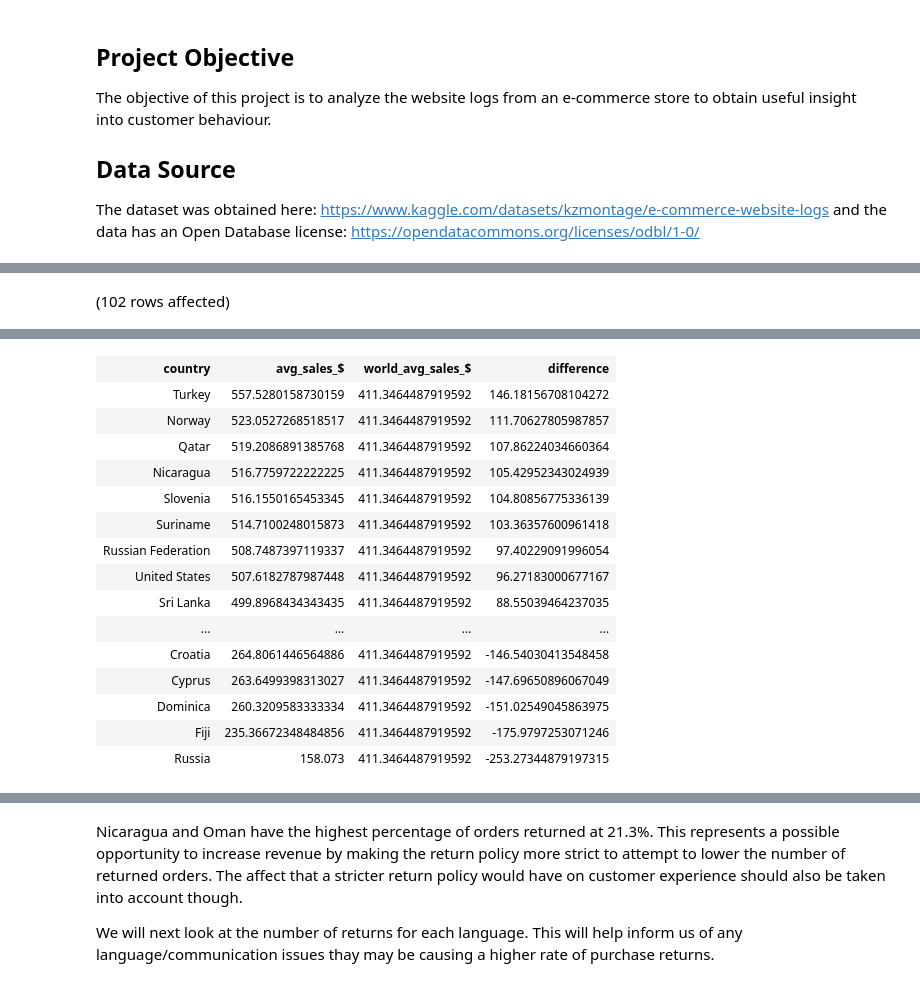
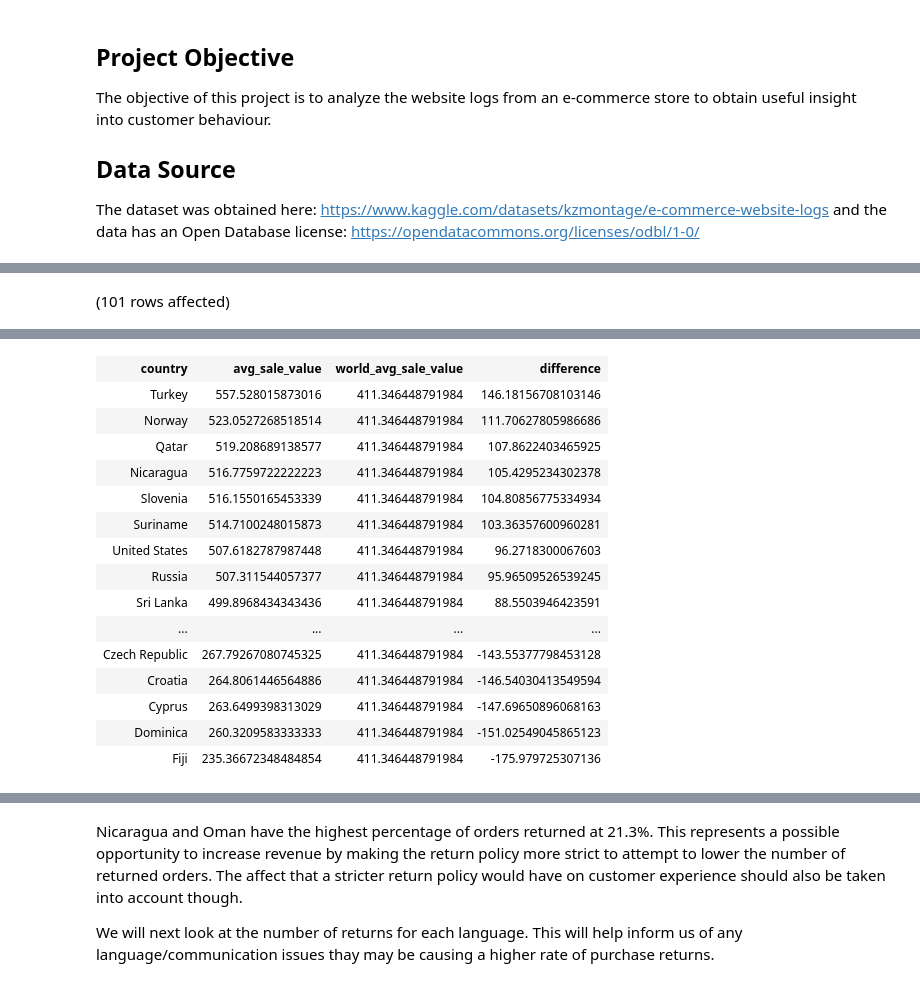
Before and after one commit to grahamgreene88/E-commerce-logs, a Jupyter notebook: ecommerce_logs_notebook.ipynb, the cells around one changed output, grey strips where cells are left out. Cells and saved outputs as stored; diff of their text form; code cells hidden in the pictures.

```diff
--- a/ecommerce_logs_notebook.ipynb
+++ b/ecommerce_logs_notebook.ipynb
@@ -62,13 +62,13 @@ Let's look at the average sale amount per country and compare to the worldwide a
 # %%
--- average sales ($) per country
+-- average sale value ($) per country
 SELECT
-    country, AVG(Sales) AS avg_sales_$,
-    -- subquery in SELECT to determine worldwide avg sales ($)
-    (SELECT AVG(Sales) FROM logs) AS world_avg_sales_$,
+    country, AVG(Sales) AS avg_sale_value,
+    -- subquery in SELECT to determine worldwide avg sale value ($)
+    (SELECT AVG(Sales) FROM logs) AS world_avg_sale_value,
     -- difference bewteen country avg and worldwide avg with another SELECT subquery
     (AVG(Sales) - (SELECT AVG(Sales) FROM logs)) AS difference
 FROM logs
 GROUP BY country
 ORDER BY difference DESC;
 # %% [output]
-(102 rows affected)
+(101 rows affected)
@@ -76,16 +76,16 @@ Total execution time: 00:00:00.371
-| country | avg_sales_$ | world_avg_sales_$ | difference |
-| Turkey | 557.5280158730159 | 411.3464487919592 | 146.18156708104272 |
-| Norway | 523.0527268518517 | 411.3464487919592 | 111.70627805987857 |
-| Qatar | 519.2086891385768 | 411.3464487919592 | 107.86224034660364 |
-| Nicaragua | 516.7759722222225 | 411.3464487919592 | 105.42952343024939 |
-| Slovenia | 516.1550165453345 | 411.3464487919592 | 104.80856775336139 |
-| Suriname | 514.7100248015873 | 411.3464487919592 | 103.36357600961418 |
-| Russian Federation | 508.7487397119337 | 411.3464487919592 | 97.40229091996054 |
-| United States | 507.6182787987448 | 411.3464487919592 | 96.27183000677167 |
-| Sri Lanka | 499.8968434343435 | 411.3464487919592 | 88.55039464237035 |
+| country | avg_sale_value | world_avg_sale_value | difference |
+| Turkey | 557.528015873016 | 411.346448791984 | 146.18156708103146 |
+| Norway | 523.0527268518514 | 411.346448791984 | 111.70627805986686 |
+| Qatar | 519.208689138577 | 411.346448791984 | 107.8622403465925 |
+| Nicaragua | 516.7759722222223 | 411.346448791984 | 105.4295234302378 |
+| Slovenia | 516.1550165453339 | 411.346448791984 | 104.80856775334934 |
+| Suriname | 514.7100248015873 | 411.346448791984 | 103.36357600960281 |
+| United States | 507.6182787987448 | 411.346448791984 | 96.2718300067603 |
+| Russia | 507.311544057377 | 411.346448791984 | 95.96509526539245 |
+| Sri Lanka | 499.8968434343436 | 411.346448791984 | 88.5503946423591 |
 | ... | ... | ... | ... |
-| Croatia | 264.8061446564886 | 411.3464487919592 | -146.54030413548458 |
-| Cyprus | 263.6499398313027 | 411.3464487919592 | -147.69650896067049 |
-| Dominica | 260.3209583333334 | 411.3464487919592 | -151.02549045863975 |
-| Fiji | 235.36672348484856 | 411.3464487919592 | -175.9797253071246 |
-| Russia | 158.073 | 411.3464487919592 | -253.27344879197315 |
+| Czech Republic | 267.79267080745325 | 411.346448791984 | -143.55377798453128 |
+| Croatia | 264.8061446564886 | 411.346448791984 | -146.54030413549594 |
+| Cyprus | 263.6499398313029 | 411.346448791984 | -147.69650896068163 |
+| Dominica | 260.3209583333333 | 411.346448791984 | -151.02549045865123 |
+| Fiji | 235.36672348484854 | 411.346448791984 | -175.979725307136 |
```
Also changed, not shown: parts of 13 cells of this notebook, 7 other files.
